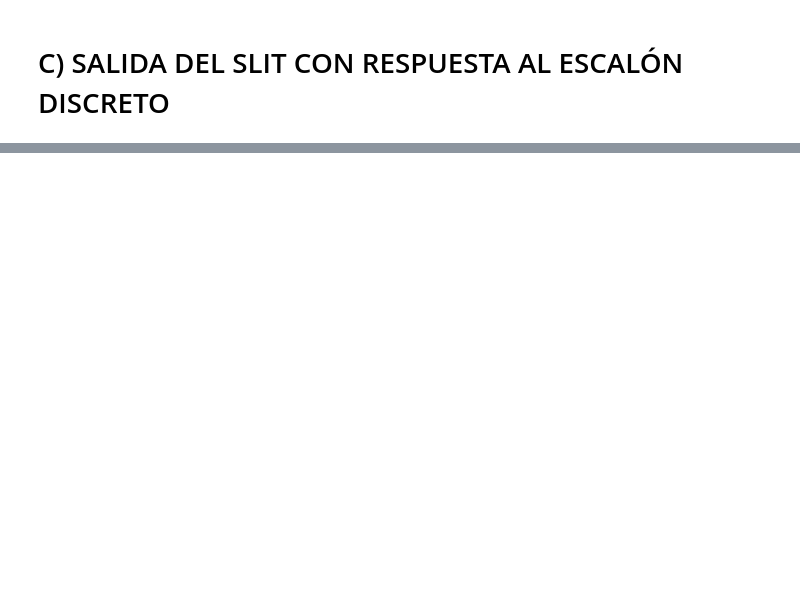
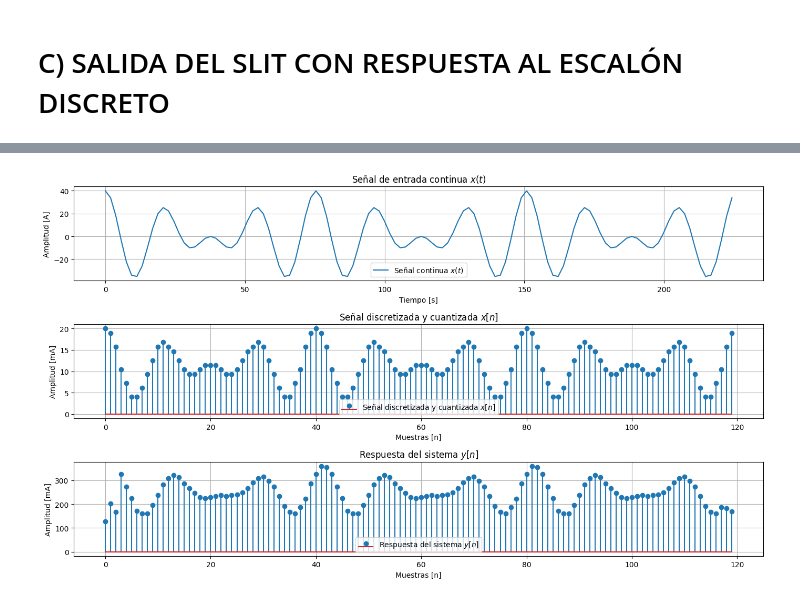
Before and after one commit to JulianDR26/Se-ales-y-Sistemas-2024-1S, a Jupyter notebook: PARCIAL_1_SEÑALES_Y_SISTEMAS.ipynb, the cells around one changed output, grey strips where cells are left out. Saved outputs shown, nothing was run; the diff lists cells and outputs as text; code cells hidden in the pictures; blank space fills up the shorter version.

```diff
--- a/PARCIAL_1_SEÑALES_Y_SISTEMAS.ipynb
+++ b/PARCIAL_1_SEÑALES_Y_SISTEMAS.ipynb
@@ -143,0 +176,72 @@ WARNING:matplotlib.legend:No artists with labels found to put in legend.  Note t
+# %%
+# Parámetros de la señal de entrada
+A = 20  # Amplitud en Amperios
+T1 = 6*np.pi #perido señal 1
+T2 = 8*np.pi #perido señal 2
+F1 = 1/T1
+F2 = 1/T2
+T = 24*np.pi #perido cuasiperiódica
+Fs = 10*max(F1,F2) #frecuencia muestreo
+t = np.arange(0,3*T,1/Fs) #vector de tiempo, se muestran 3 periodos
+
+x_t = A * (np.cos(t / 3) + np.cos(t / 4))  # Señal de entrada continua
+
+# Discretización
+Ts = t[1] - t[0]  # Período de muestreo
+n = np.arange(len(t))  # Índice discreto
+
+# Cuantización
+min_current = 4  # mA
+max_current = 20  # mA
+n_levels = 16  # Resolución de 4 bits
+
+# Ajuste de la señal al rango de corriente
+x_t_scaled = (x_t - np.min(x_t)) / (np.max(x_t) - np.min(x_t))  # Normalización
+x_t_quantized = min_current + x_t_scaled * (max_current - min_current)  # Ajuste al rango de 4-20 mA
+
+# Cuantización a 4 bits
+quantization_step = (max_current - min_current) / (n_levels - 1)
+x_t_discrete = np.round((x_t_quantized - min_current) / quantization_step)
+x_t_discrete = x_t_discrete * quantization_step + min_current
+
+# Respuesta al escalón del sistema (h[n])
+h_n = np.array([2, 4, 1, 5, 0, 10])
+
+# Convolución discreta para obtener la salida del sistema
+y_n = np.convolve(x_t_discrete, h_n, mode='same') #respuesta del slit -> se asegura tamaños iguales con mode=same
+print('la convolución discreta para obtener la salida del sistema es: ',y_n)
+
+
+# Graficar resultados
+plt.figure(figsize=(14, 8))
+
+# Señal de entrada x(t)
+plt.subplot(3, 1, 1)
+plt.plot(t, x_t, label="Señal continua $x(t)$")
+plt.title("Señal de entrada continua $x(t)$")
+plt.xlabel("Tiempo [s]")
+plt.ylabel("Amplitud [A]")
+plt.grid(True)
+plt.legend()
+
+# Señal cuantizada y discretizada
+plt.subplot(3, 1, 2)
+plt.stem(n, x_t_discrete, use_line_collection=True, label="Señal discretizada y cuantizada $x[n]$")
+plt.title("Señal discretizada y cuantizada $x[n]$")
+plt.xlabel("Muestras [n]")
+plt.ylabel("Amplitud [mA]")
+plt.grid(True)
+plt.legend()
+
+# Respuesta del sistema
+plt.subplot(3, 1, 3)
+plt.stem(np.arange(len(y_n)), y_n, use_line_collection=True, label="Respuesta del sistema $y[n]$")
+plt.title("Respuesta del sistema $y[n]$")
+plt.xlabel("Muestras [n]")
+plt.ylabel("Amplitud [mA]")
+plt.grid(True)
+plt.legend()
+
+plt.tight_layout()
+plt.show()
+# %% [output]
@@ -143,0 +265 @@ WARNING:matplotlib.legend:No artists with labels found to put in legend.  Note t
+[figure, added]
```
Also changed, not shown: parts of 13 cells of this notebook.
